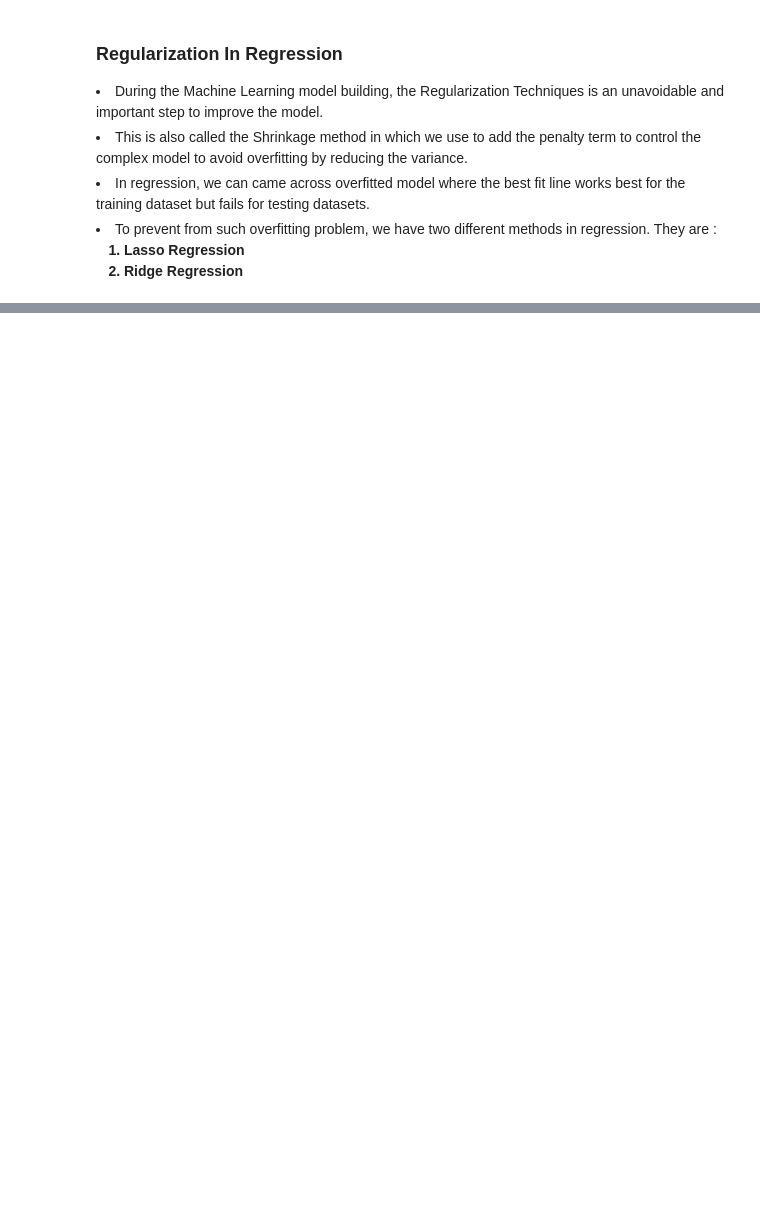
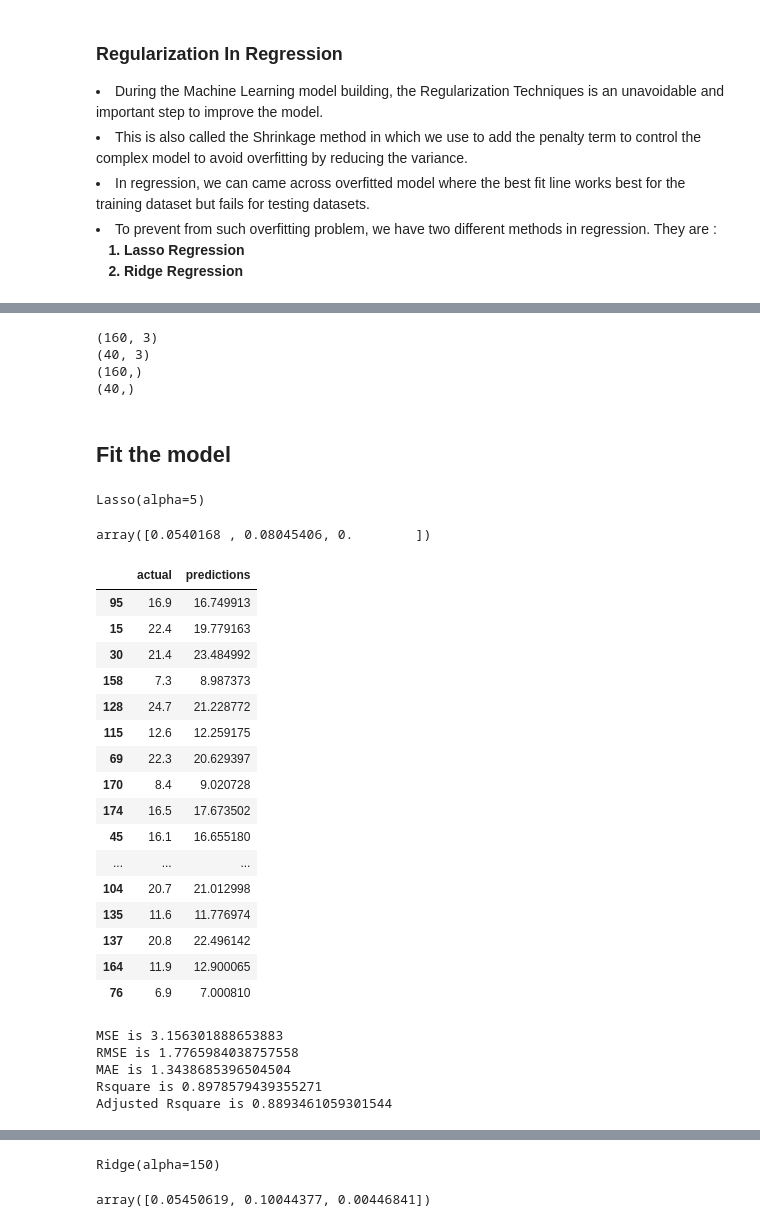
Before and after one commit to prabhat-123/Python_For_Data_Science, a Jupyter notebook: August_Lumbini_Course/notebooks/Linear_Regression.ipynb, the cells around one changed output, grey strips where cells are left out. Saved outputs shown, nothing was run; the diff lists cells and outputs as text; code cells hidden in the pictures; blank space fills up the shorter version.

```diff
--- a/August_Lumbini_Course/notebooks/Linear_Regression.ipynb
+++ b/August_Lumbini_Course/notebooks/Linear_Regression.ipynb
@@ -398,0 +420,14 @@ Adjusted Rsquare is 0.8980596164496728
+# %%
+x_train, x_test, y_train, y_test = train_test_split(data, labels,
+                                                   test_size=0.2,
+                                                   random_state=42)
+
+print(x_train.shape)
+print(x_test.shape)
+print(y_train.shape)
+print(y_test.shape)
+# %% [output]
+(160, 3)
+(40, 3)
+(160,)
+(40,)
@@ -399,3 +436,51 @@ Adjusted Rsquare is 0.8980596164496728
+# %% [markdown]
+## Fit the model
+# %%
+lasso = Lasso(5)
+# %%
+lasso.fit(x_train, y_train)
+# %% [output]
+Lasso(alpha=5)
+# %%
+lasso.coef_
+# %% [output]
+array([0.0540168 , 0.08045406, 0.        ])
+# %%
+predictions = lasso.predict(x_test)
+# %%
+pred_vs_test_df = pd.DataFrame({"actual": y_test,
+                               "predictions": predictions})
+pred_vs_test_df
+# %% [output]
+|  | actual | predictions |
+| 95 | 16.9 | 16.749913 |
+| 15 | 22.4 | 19.779163 |
+| 30 | 21.4 | 23.484992 |
+| 158 | 7.3 | 8.987373 |
+| 128 | 24.7 | 21.228772 |
+| 115 | 12.6 | 12.259175 |
+| 69 | 22.3 | 20.629397 |
+| 170 | 8.4 | 9.020728 |
+| 174 | 16.5 | 17.673502 |
+| 45 | 16.1 | 16.655180 |
+| ... | ... | ... |
+| 104 | 20.7 | 21.012998 |
+| 135 | 11.6 | 11.776974 |
+| 137 | 20.8 | 22.496142 |
+| 164 | 11.9 | 12.900065 |
+| 76 | 6.9 | 7.000810 |
+# %%
+print("MSE is", mean_squared_error(y_test, predictions))
+print("RMSE is", mean_squared_error(y_test, predictions, squared=False))
+print("MAE is", mean_absolute_error(y_test, predictions))
+print("Rsquare is", r2_score(y_test, predictions))
+print("Adjusted Rsquare is", adjr2(y_test, predictions, y_test.shape[0], 3))
+# %% [output]
+MSE is 3.156301888653883
+RMSE is 1.7765984038757558
+MAE is 1.3438685396504504
+Rsquare is 0.8978579439355271
+Adjusted Rsquare is 0.8893461059301544
 # %% [markdown]
 ### 2. Ridge Regession
 
@@ -409,0 +499,8 @@ Adjusted Rsquare is 0.8980596164496728
+# %%
+ridge.fit(x_train, y_train)
+# %% [output]
+Ridge(alpha=150)
+# %%
+ridge.coef_
+# %% [output]
+array([0.05450619, 0.10044377, 0.00446841])
```
Also changed, not shown: parts of 11 cells of this notebook, 1 other file.
